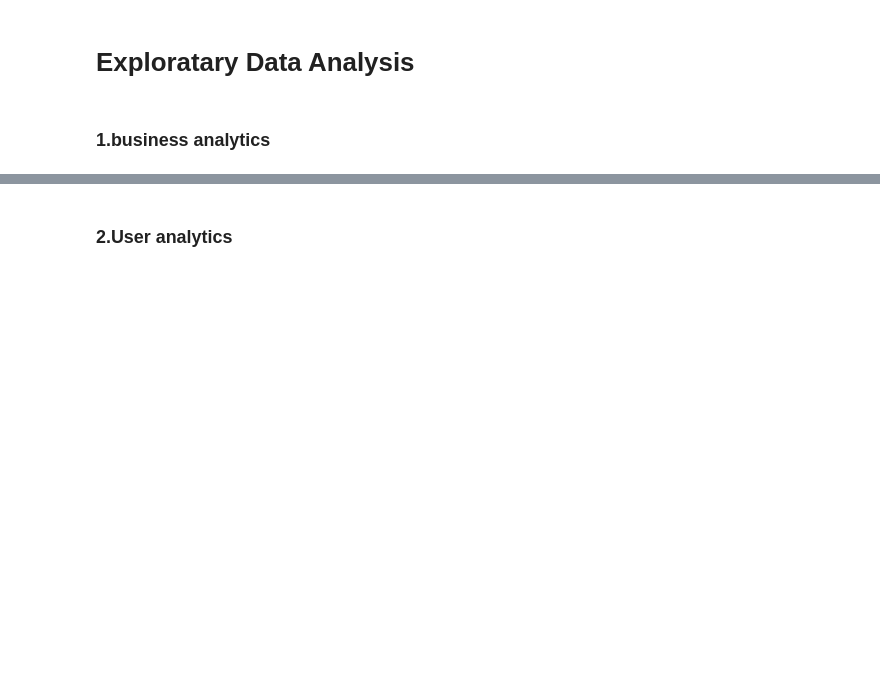
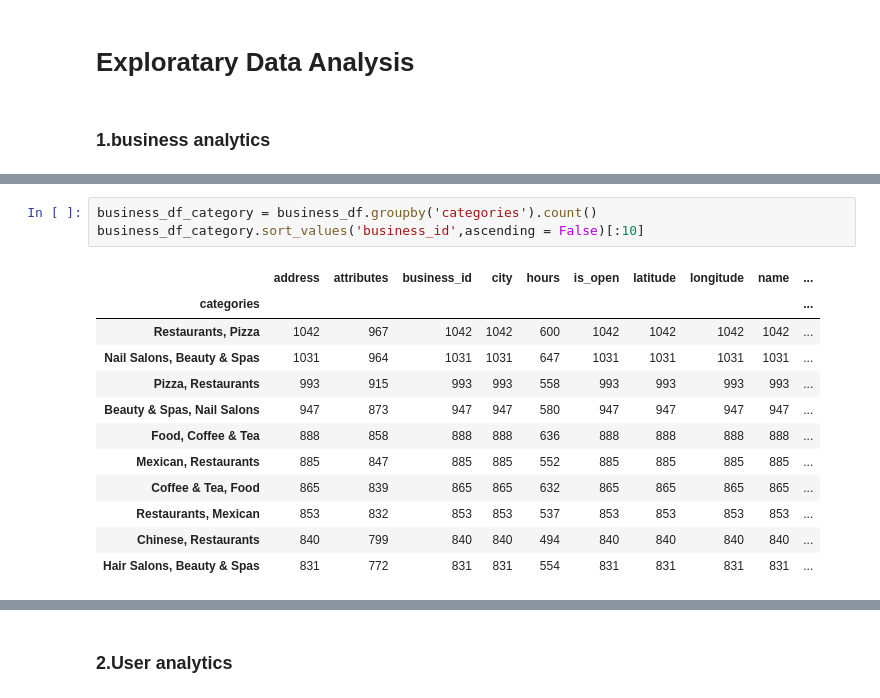
Before and after one commit to vivienfay/Recommendation-System-based-on-Yelp-Dataset, a Jupyter notebook: Recommendation_system.ipynb, the cells around one changed output, grey strips where cells are left out. Drawn from its saved outputs; the diff is of its cells as text; blank space fills up the shorter version.

```diff
--- a/Recommendation_system.ipynb
+++ b/Recommendation_system.ipynb
@@ -56,2 +74,18 @@ review_df[:3]
+# %%
+business_df_category = business_df.groupby('categories').count()
+business_df_category.sort_values('business_id',ascending = False)[:10]
+# %% [output]
+|  | address | attributes | business_id | city | hours | is_open | latitude | longitude | name | ... |
+| categories |  |  |  |  |  |  |  |  |  | ... |
+| Restaurants, Pizza | 1042 | 967 | 1042 | 1042 | 600 | 1042 | 1042 | 1042 | 1042 | ... |
+| Nail Salons, Beauty & Spas | 1031 | 964 | 1031 | 1031 | 647 | 1031 | 1031 | 1031 | 1031 | ... |
+| Pizza, Restaurants | 993 | 915 | 993 | 993 | 558 | 993 | 993 | 993 | 993 | ... |
+| Beauty & Spas, Nail Salons | 947 | 873 | 947 | 947 | 580 | 947 | 947 | 947 | 947 | ... |
+| Food, Coffee & Tea | 888 | 858 | 888 | 888 | 636 | 888 | 888 | 888 | 888 | ... |
+| Mexican, Restaurants | 885 | 847 | 885 | 885 | 552 | 885 | 885 | 885 | 885 | ... |
+| Coffee & Tea, Food | 865 | 839 | 865 | 865 | 632 | 865 | 865 | 865 | 865 | ... |
+| Restaurants, Mexican | 853 | 832 | 853 | 853 | 537 | 853 | 853 | 853 | 853 | ... |
+| Chinese, Restaurants | 840 | 799 | 840 | 840 | 494 | 840 | 840 | 840 | 840 | ... |
+| Hair Salons, Beauty & Spas | 831 | 772 | 831 | 831 | 554 | 831 | 831 | 831 | 831 | ... |
 # %%
 business_df_stars = business_df.groupby('stars').count()
```
Also changed, not shown: parts of 19 cells of this notebook, 1 other file.
